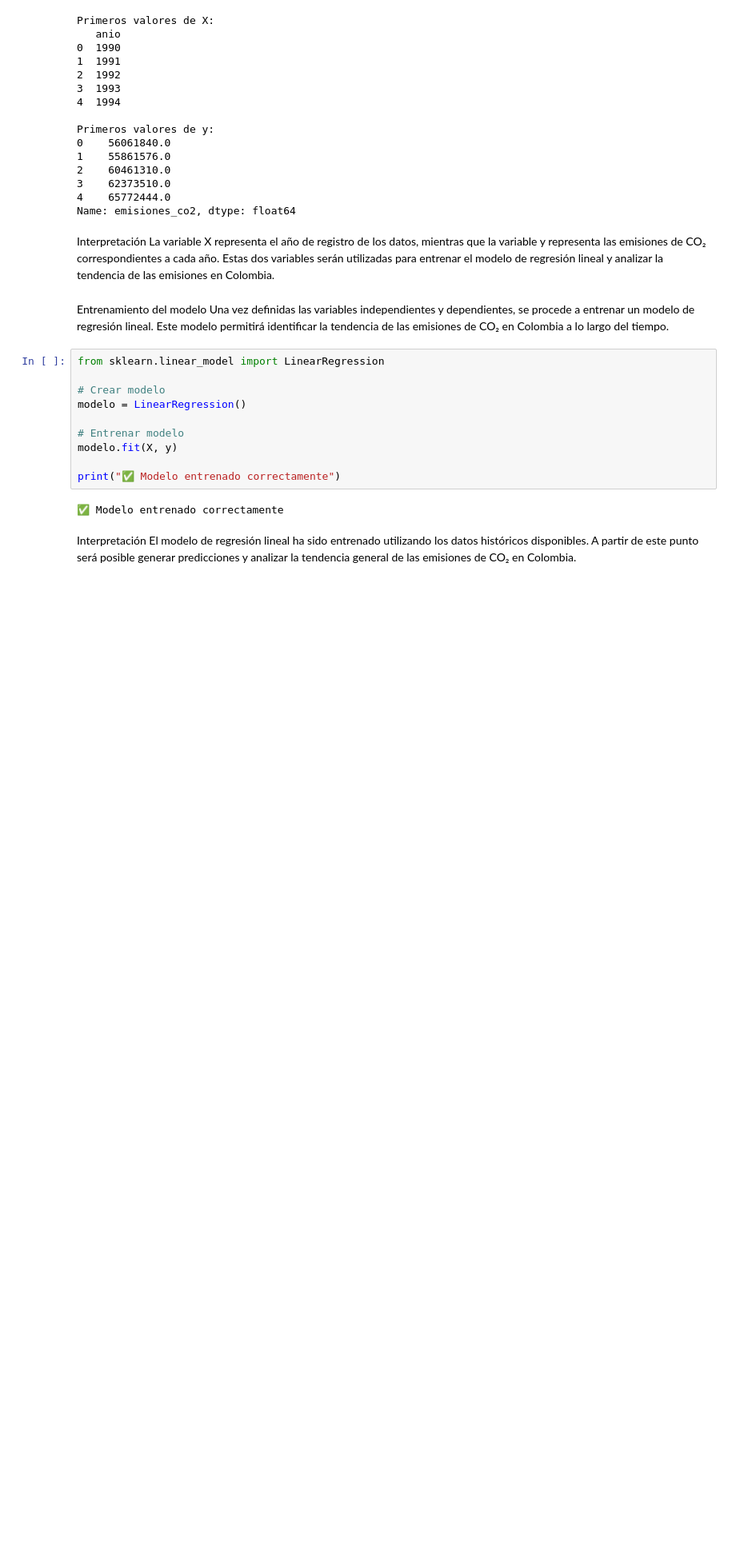
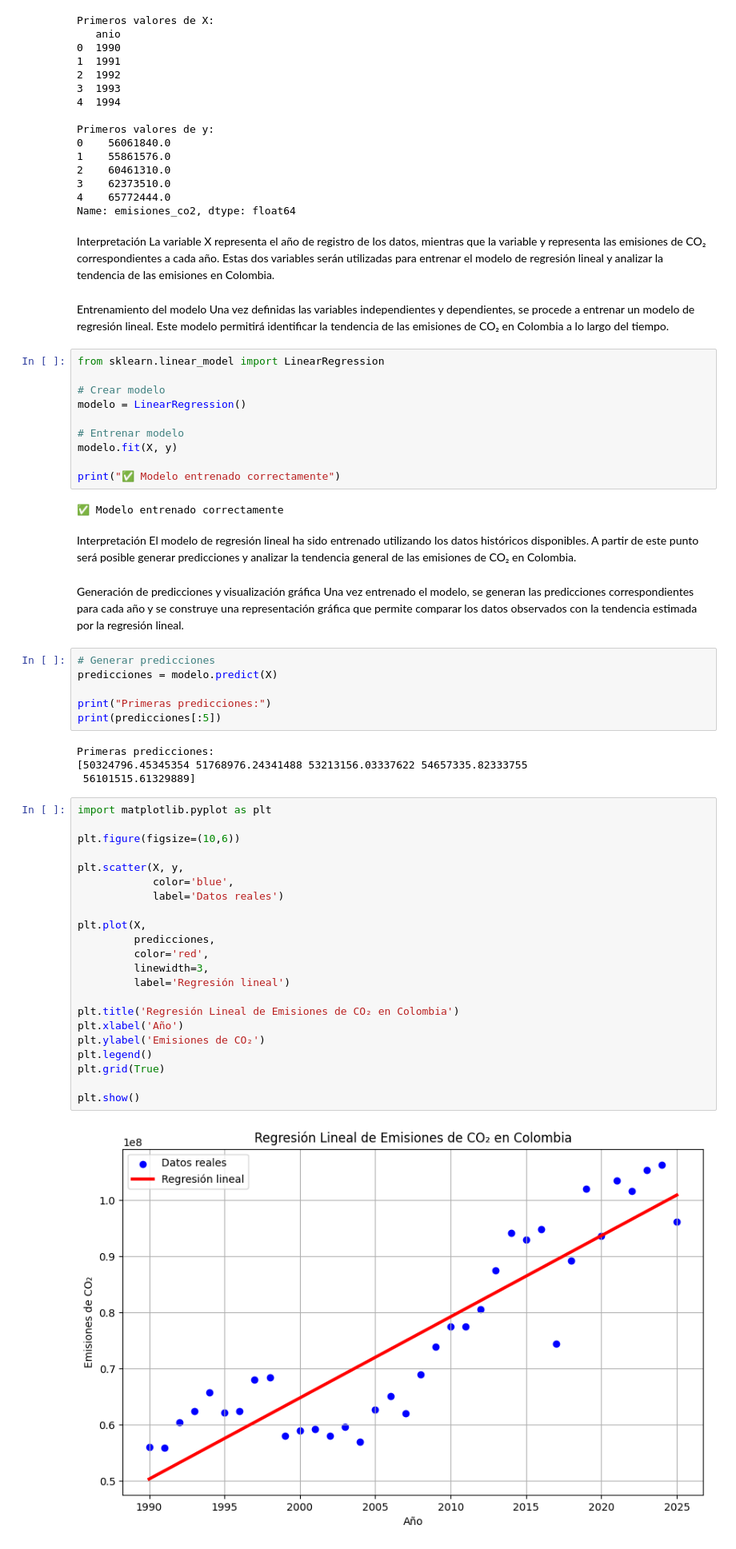
Before and after one commit to joelandreycortes-netizen/proyecto-co2-, a Jupyter notebook: RegresionlinealYenifer.ipynb, the cells around one changed output. Shown at 80% size. Saved outputs shown, nothing was run; the diff lists cells and outputs as text; blank space fills up the shorter version.

Commit message:
Se generan predicciones y gráfica de regresión lineal

```diff
--- a/RegresionlinealYenifer.ipynb
+++ b/RegresionlinealYenifer.ipynb
@@ -91,3 +91,40 @@ print("✅ Modelo entrenado correctamente")
 # %% [markdown]
 Interpretación
 El modelo de regresión lineal ha sido entrenado utilizando los datos históricos disponibles. A partir de este punto será posible generar predicciones y analizar la tendencia general de las emisiones de CO₂ en Colombia.
+# %% [markdown]
+Generación de predicciones y visualización gráfica
+Una vez entrenado el modelo, se generan las predicciones correspondientes para cada año y se construye una representación gráfica que permite comparar los datos observados con la tendencia estimada por la regresión lineal.
+# %%
+# Generar predicciones
+predicciones = modelo.predict(X)
+
+print("Primeras predicciones:")
+print(predicciones[:5])
+# %% [output]
+Primeras predicciones:
+[50324796.45345354 51768976.24341488 53213156.03337622 54657335.82333755
+ 56101515.61329889]
+# %%
+import matplotlib.pyplot as plt
+
+plt.figure(figsize=(10,6))
+
+plt.scatter(X, y,
+            color='blue',
+            label='Datos reales')
+
+plt.plot(X,
+         predicciones,
+         color='red',
+         linewidth=3,
+         label='Regresión lineal')
+
+plt.title('Regresión Lineal de Emisiones de CO₂ en Colombia')
+plt.xlabel('Año')
+plt.ylabel('Emisiones de CO₂')
+plt.legend()
+plt.grid(True)
+
+plt.show()
+# %% [output]
+[figure, added]
```
Also changed, not shown: parts of 1 cell of this notebook.
